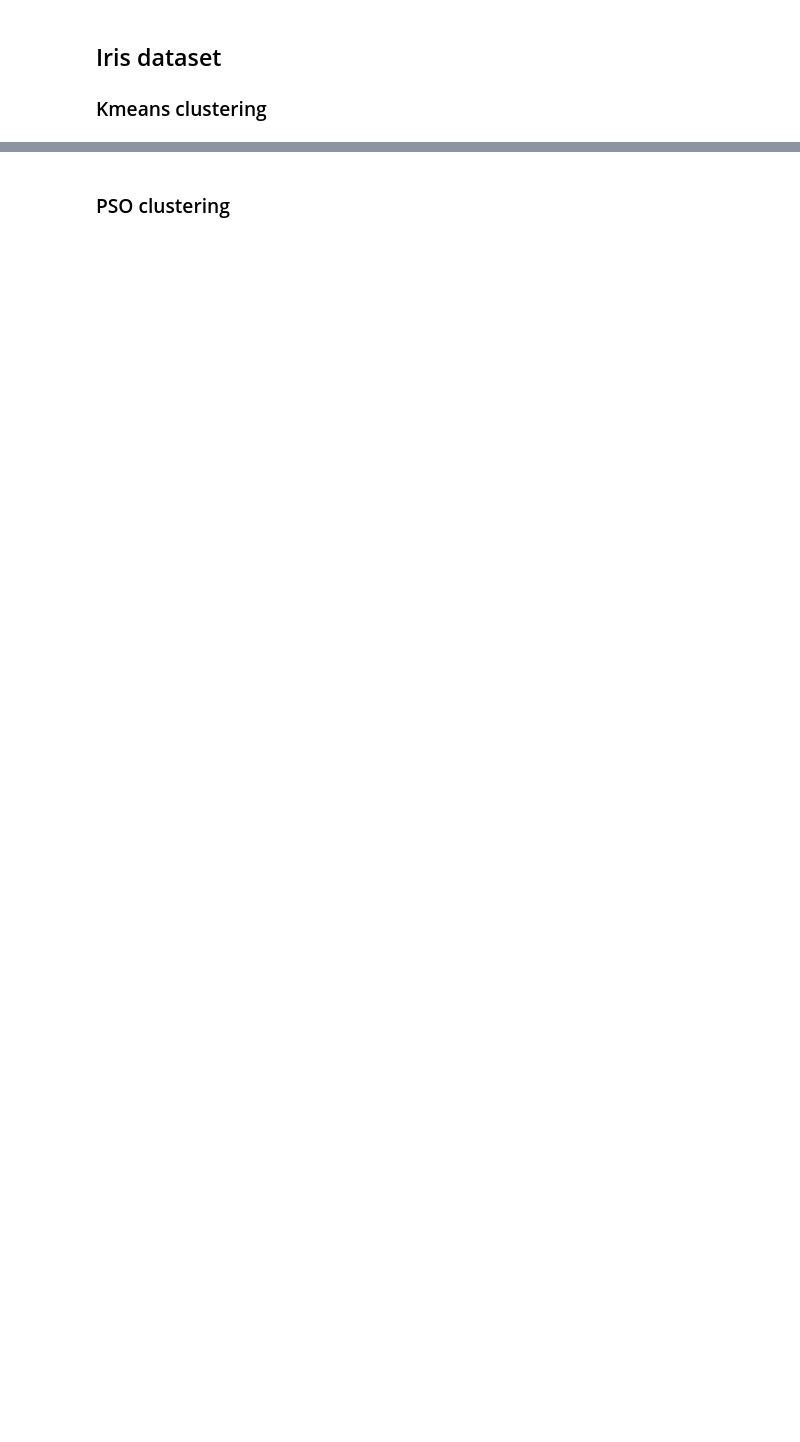
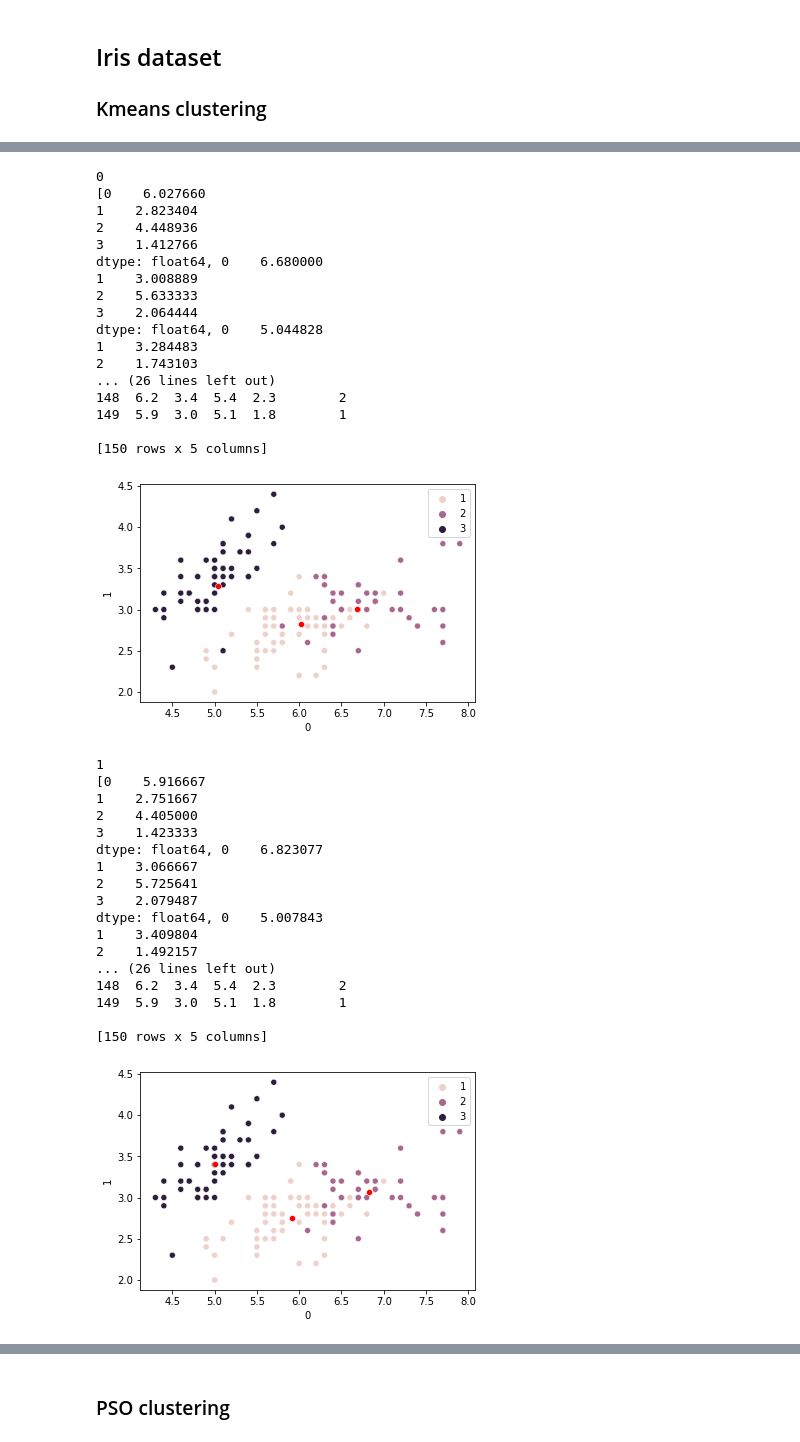
Before and after one commit to kaspardaemen/Natural-Computing, a Jupyter notebook: Assignment 2 SI/Oefening 3 + 4a.ipynb, the cells around one changed output, grey strips where cells are left out. Drawn from its saved outputs; the diff is of its cells as text; code cells hidden in the pictures; blank space fills up the shorter version.

```diff
--- a/Assignment 2 SI/Oefening 3 + 4a.ipynb
+++ b/Assignment 2 SI/Oefening 3 + 4a.ipynb
@@ -283,0 +74,47 @@ dtype: float64, 0    5.006
+# %%
+# Perform Kmeans clustering on the iris dataset
+iris_x = load_iris()['data']
+df = pd.DataFrame(data=iris_x)
+#number of clusters
+k = 3
+#number of iterations
+iterations = 3
+
+Kmeans_clustering(df, 3, 3)
+# %% [output]
+0
+[0    6.027660
+1    2.823404
+2    4.448936
+3    1.412766
+dtype: float64, 0    6.680000
+1    3.008889
+2    5.633333
+3    2.064444
+dtype: float64, 0    5.044828
+1    3.284483
+2    1.743103
+... (26 lines left out)
+148  6.2  3.4  5.4  2.3        2
+149  5.9  3.0  5.1  1.8        1
+
+[150 rows x 5 columns]
+[figure, added]
+1
+[0    5.916667
+1    2.751667
+2    4.405000
+3    1.423333
+dtype: float64, 0    6.823077
+1    3.066667
+2    5.725641
+3    2.079487
+dtype: float64, 0    5.007843
+1    3.409804
+2    1.492157
+... (26 lines left out)
+148  6.2  3.4  5.4  2.3        2
+149  5.9  3.0  5.1  1.8        1
+
+[150 rows x 5 columns]
+[figure, added]
```
Also changed, not shown: parts of 16 cells of this notebook.
